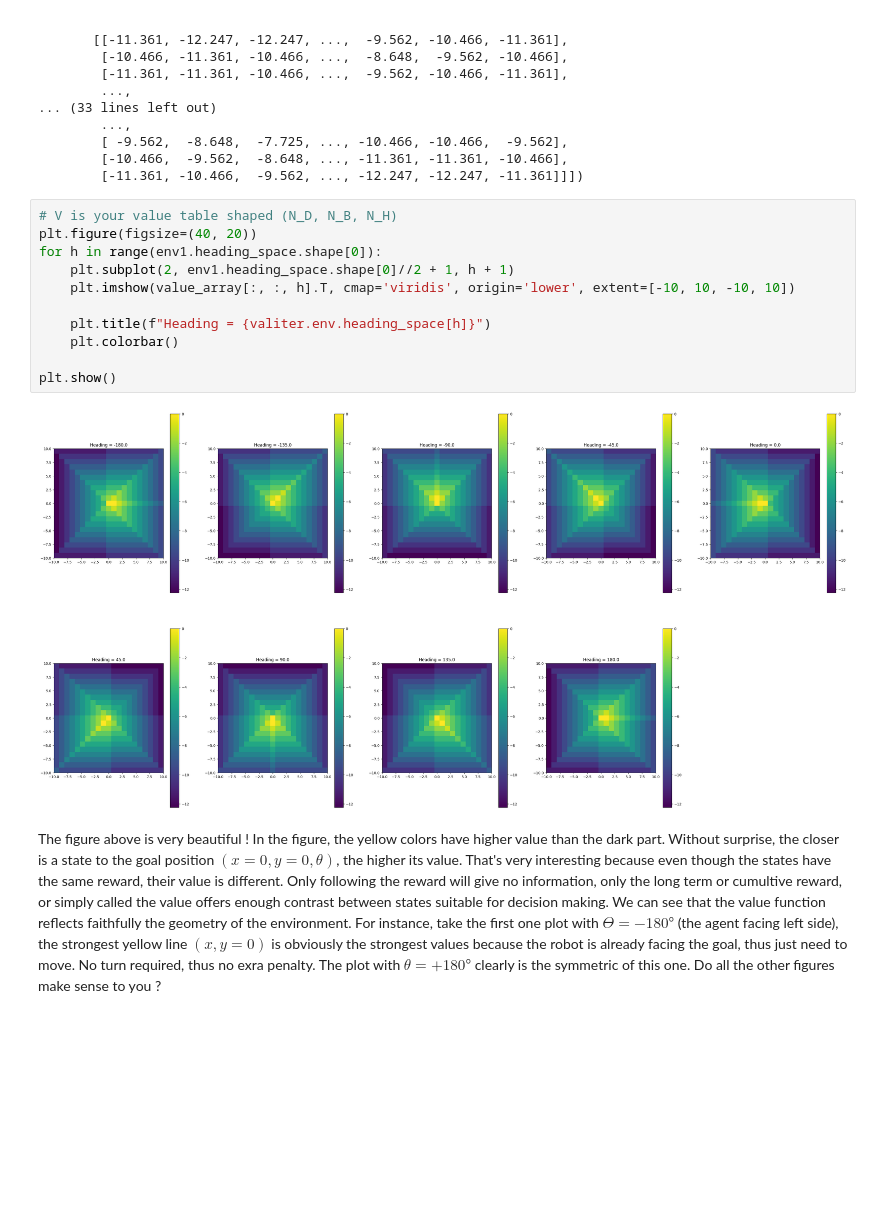
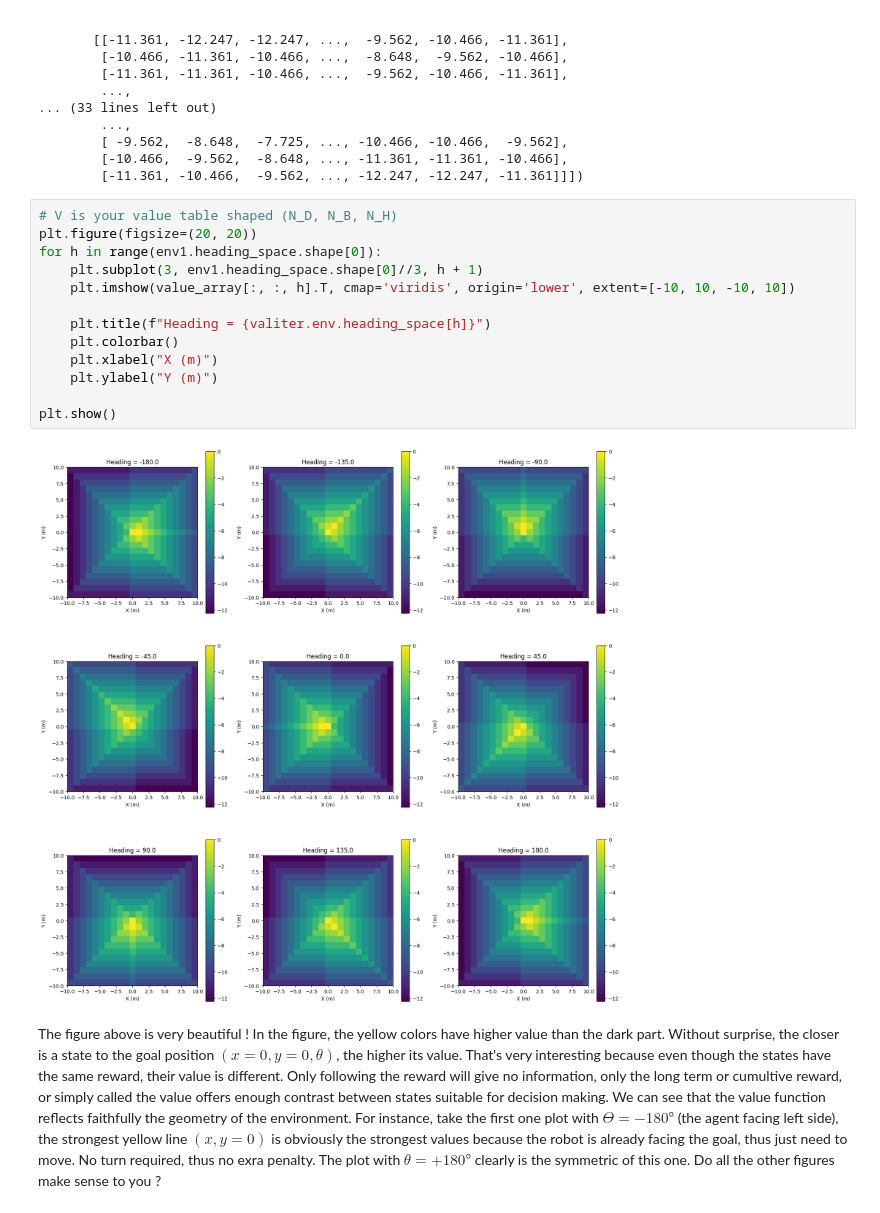
Before and after one commit to Fousseyni-Sang/rl-blog, a Jupyter notebook: ch2/application/ch2_part2_value_iteration.ipynb, the cells around one changed output. Drawn from its saved outputs; the diff is of its cells as text; blank space fills up the shorter version.

```diff
--- a/ch2/application/ch2_part2_value_iteration.ipynb
+++ b/ch2/application/ch2_part2_value_iteration.ipynb
@@ -466,17 +506,19 @@ array([[[-11.361, -12.247, -11.361, ...,  -9.562, -10.466, -11.361],
         [-11.361, -10.466,  -9.562, ..., -12.247, -12.247, -11.361]]])
 # %%
 # V is your value table shaped (N_D, N_B, N_H)
-plt.figure(figsize=(40, 20))
+plt.figure(figsize=(20, 20))
 for h in range(env1.heading_space.shape[0]):
-    plt.subplot(2, env1.heading_space.shape[0]//2 + 1, h + 1)
+    plt.subplot(3, env1.heading_space.shape[0]//3, h + 1)
     plt.imshow(value_array[:, :, h].T, cmap='viridis', origin='lower', extent=[-10, 10, -10, 10])
 
     plt.title(f"Heading = {valiter.env.heading_space[h]}")
     plt.colorbar()
+    plt.xlabel("X (m)")
+    plt.ylabel("Y (m)")
 
 plt.show()
 # %% [output]
-[figure, old version]
+[figure, new version]
 # %% [markdown]
 The figure above is very beautiful ! In the figure, the yellow colors have higher value than the dark part. Without surprise, the closer is a state to the goal position $(x=0, y=0, θ)$, the higher its value. That's very interesting because even though the states have the same reward, their value is  different. Only following the reward will give no information, only the long term or cumultive reward, or simply called the value offers enough contrast between states suitable for decision making. We can see that the value function reflects faithfully the geometry of the environment. For instance, take the first one plot with $ϴ=-180°$ (the agent facing left side), the strongest yellow line $(x, y=0)$ is obviously the strongest values because the robot is already facing the goal, thus just need to move. No turn required, thus no exra penalty. The plot with $\theta = + 180°$ clearly is the symmetric of this one. Do all the other figures make sense to you ?
 # %%
```
Also changed, not shown: parts of 5 cells of this notebook, 1 other file.
